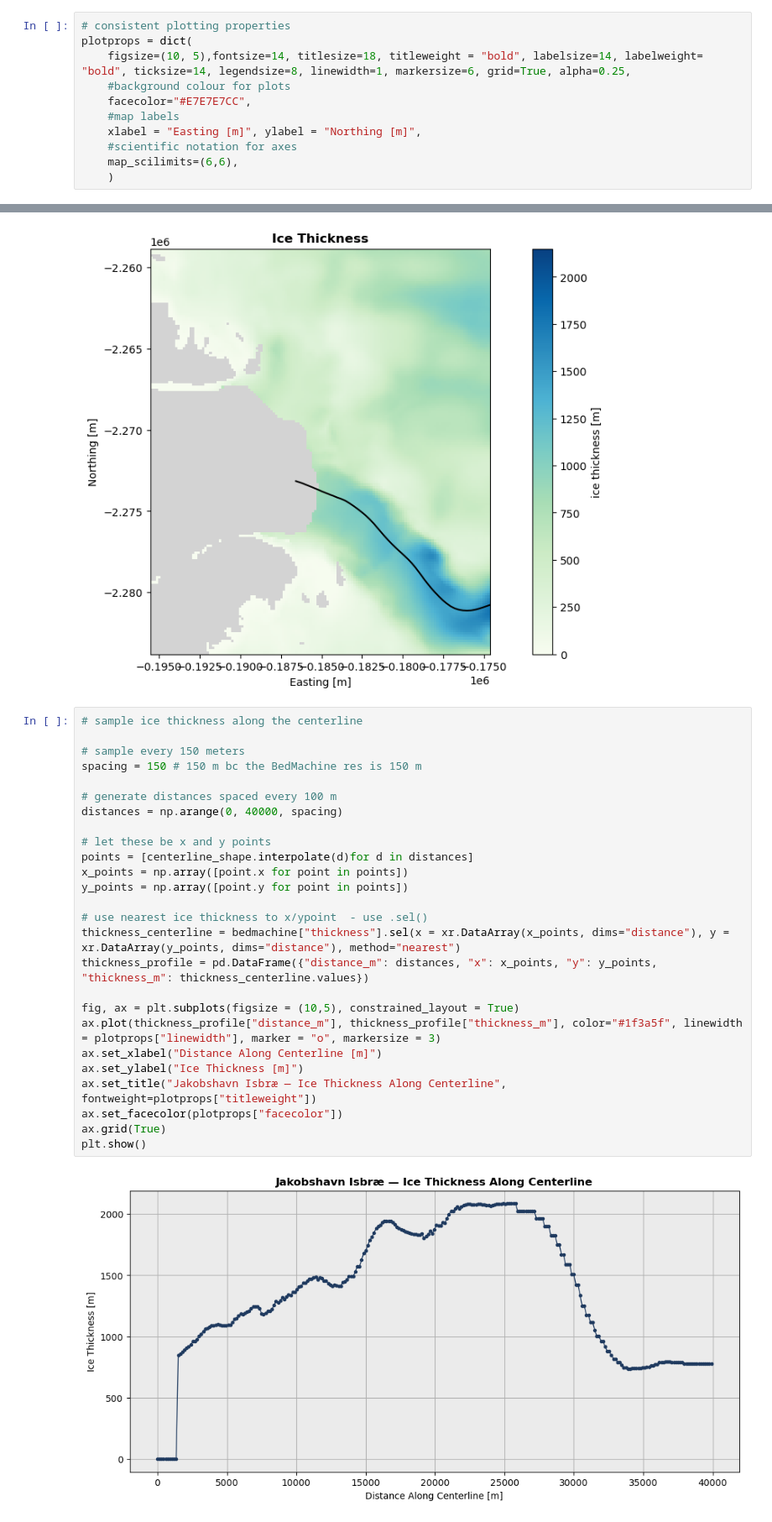
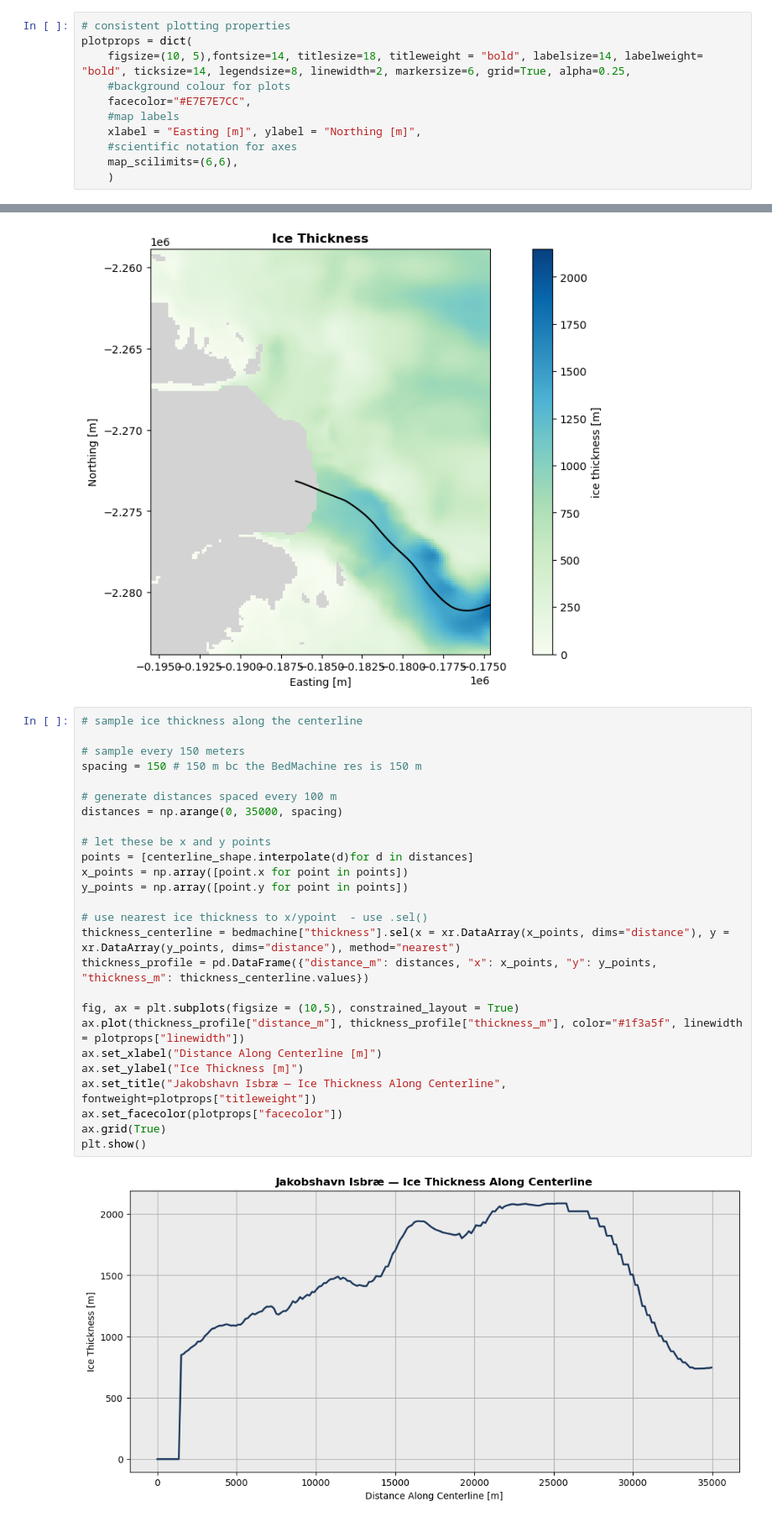
Before and after one commit to sofiasuhinin/Jakobshavn-Isbrae-CalvingStatistics, a Jupyter notebook: notebooks/5_JakobshavnIsbrae_Calving.ipynb, the cells around one changed output, grey strips where cells are left out. Shown at 84% size. Cells and saved outputs as stored; diff of their text form.

Commit message:
updated ice thickness

```diff
--- a/notebooks/5_JakobshavnIsbrae_Calving.ipynb
+++ b/notebooks/5_JakobshavnIsbrae_Calving.ipynb
@@ -59,7 +59,7 @@ bedmachine = xr.open_dataset(bedmachine_path)
 # %%
 # consistent plotting properties
 plotprops = dict(
-    figsize=(10, 5),fontsize=14, titlesize=18, titleweight = "bold", labelsize=14, labelweight= "bold", ticksize=14, legendsize=8, linewidth=1, markersize=6, grid=True, alpha=0.25,
+    figsize=(10, 5),fontsize=14, titlesize=18, titleweight = "bold", labelsize=14, labelweight= "bold", ticksize=14, legendsize=8, linewidth=2, markersize=6, grid=True, alpha=0.25,
     #background colour for plots
     facecolor="#E7E7E7CC",
     #map labels
@@ -123,28 +103,28 @@ plt.show()
 # %%
 # sample ice thickness along the centerline
 
 # sample every 150 meters
 spacing = 150 # 150 m bc the BedMachine res is 150 m
 
 # generate distances spaced every 100 m
-distances = np.arange(0, 40000, spacing)
+distances = np.arange(0, 35000, spacing)
 
 # let these be x and y points
 points = [centerline_shape.interpolate(d)for d in distances]
 x_points = np.array([point.x for point in points])
 y_points = np.array([point.y for point in points])
 
 # use nearest ice thickness to x/ypoint  - use .sel()
 thickness_centerline = bedmachine["thickness"].sel(x = xr.DataArray(x_points, dims="distance"), y = xr.DataArray(y_points, dims="distance"), method="nearest")
 thickness_profile = pd.DataFrame({"distance_m": distances, "x": x_points, "y": y_points, "thickness_m": thickness_centerline.values})
 
 fig, ax = plt.subplots(figsize = (10,5), constrained_layout = True)
-ax.plot(thickness_profile["distance_m"], thickness_profile["thickness_m"], color="#1f3a5f", linewidth = plotprops["linewidth"], marker = "o", markersize = 3)
+ax.plot(thickness_profile["distance_m"], thickness_profile["thickness_m"], color="#1f3a5f", linewidth = plotprops["linewidth"])
 ax.set_xlabel("Distance Along Centerline [m]")
 ax.set_ylabel("Ice Thickness [m]")
 ax.set_title("Jakobshavn Isbræ — Ice Thickness Along Centerline", fontweight=plotprops["titleweight"])
 ax.set_facecolor(plotprops["facecolor"])
 ax.grid(True)
 plt.show()
 # %% [output]
-[figure, old version]
+[figure, new version]
```
Also changed, not shown: parts of 7 cells of this notebook.
